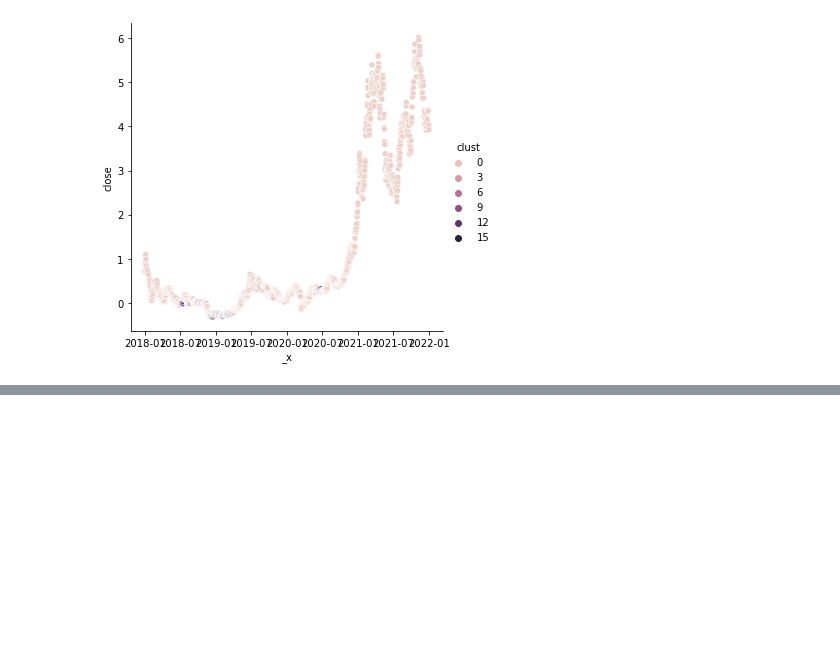
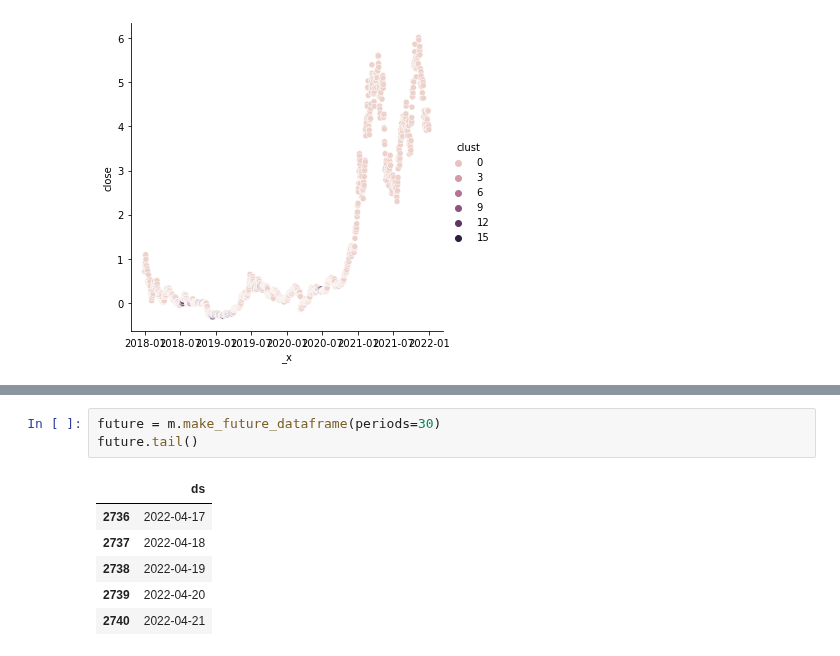
Before and after one commit to FinancialForecasters/financial_forecaster, a Jupyter notebook: hinzle.ipynb, the cells around one changed output, grey strips where cells are left out. Drawn from its saved outputs; the diff is of its cells as text; blank space fills up the shorter version.

```diff
--- a/hinzle.ipynb
+++ b/hinzle.ipynb
@@ -394,0 +468,10 @@ sns.relplot(x=X_train.loc['2018':'2021'].index, y=X_train.loc['2018':'2021'].clo
+# %%
+future = m.make_future_dataframe(periods=30)
+future.tail()
+# %% [output]
+|  | ds |
+| 2736 | 2022-04-17 |
+| 2737 | 2022-04-18 |
+| 2738 | 2022-04-19 |
+| 2739 | 2022-04-20 |
+| 2740 | 2022-04-21 |
```
Also changed, not shown: parts of 17 cells of this notebook, 1 other file.
